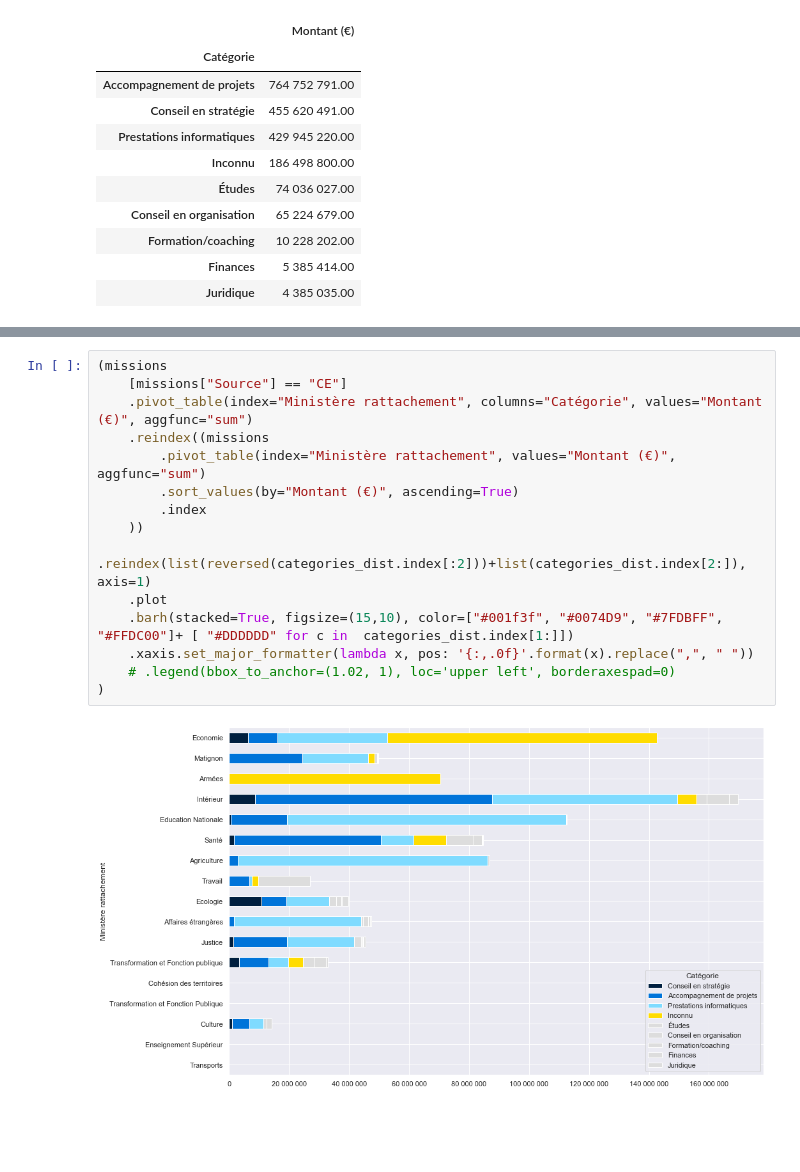
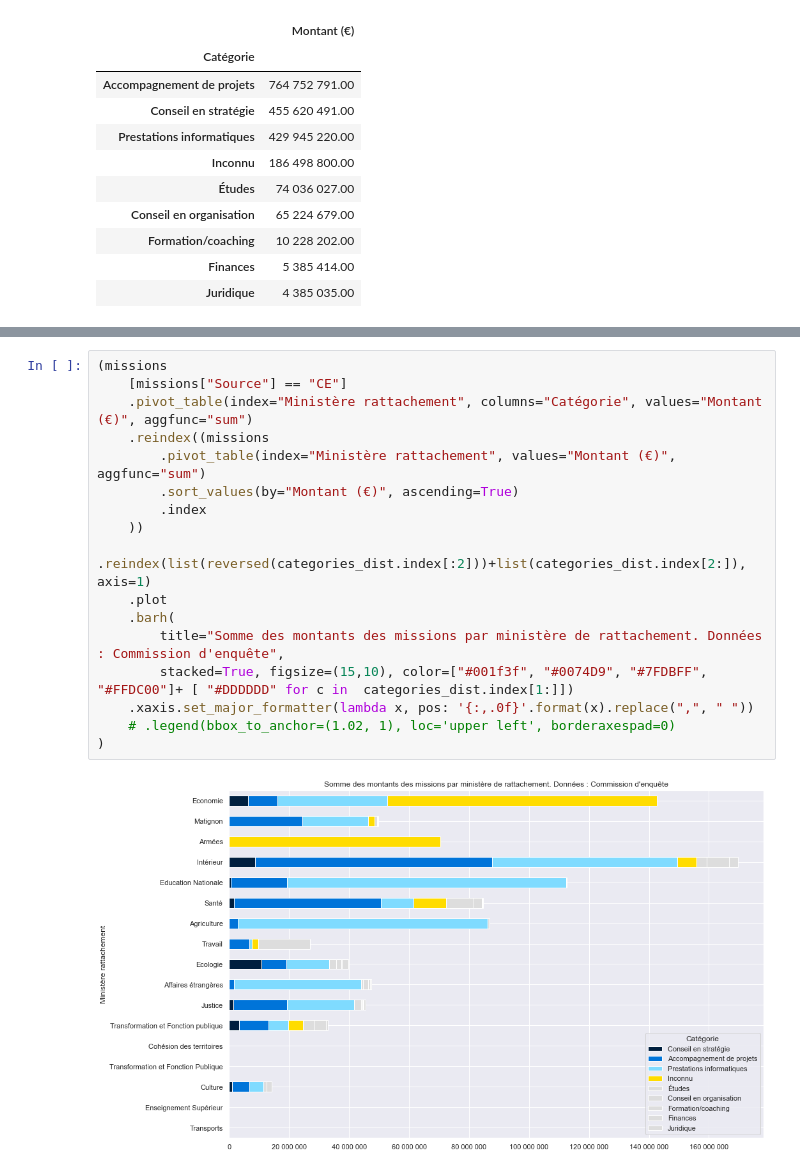
Before and after one commit to taniki/notebooks, a Jupyter notebook: sénat - cabinets de conseil/décodeurs.ipynb, the cells around one changed output, grey strips where cells are left out. Cells and saved outputs as stored; diff of their text form; blank space fills up the shorter version.

```diff
--- a/sénat - cabinets de conseil/décodeurs.ipynb
+++ b/sénat - cabinets de conseil/décodeurs.ipynb
@@ -349,17 +351,19 @@ categories_dist
-# %%
-(missions
-    [missions["Source"] == "CE"]
-    .pivot_table(index="Ministère rattachement", columns="Catégorie", values="Montant (€)", aggfunc="sum")
-    .reindex((missions
-        .pivot_table(index="Ministère rattachement", values="Montant (€)", aggfunc="sum")
-        .sort_values(by="Montant (€)", ascending=True)
-        .index
-    ))
-    .reindex(list(reversed(categories_dist.index[:2]))+list(categories_dist.index[2:]), axis=1)
-    .plot
-    .barh(stacked=True, figsize=(15,10), color=["#001f3f", "#0074D9", "#7FDBFF", "#FFDC00"]+ [ "#DDDDDD" for c in  categories_dist.index[1:]])
-    .xaxis.set_major_formatter(lambda x, pos: '{:,.0f}'.format(x).replace(",", " "))
-    # .legend(bbox_to_anchor=(1.02, 1), loc='upper left', borderaxespad=0)
-)
-# %% [output]
-[figure, removed]
+# %%
+(missions
+    [missions["Source"] == "CE"]
+    .pivot_table(index="Ministère rattachement", columns="Catégorie", values="Montant (€)", aggfunc="sum")
+    .reindex((missions
+        .pivot_table(index="Ministère rattachement", values="Montant (€)", aggfunc="sum")
+        .sort_values(by="Montant (€)", ascending=True)
+        .index
+    ))
+    .reindex(list(reversed(categories_dist.index[:2]))+list(categories_dist.index[2:]), axis=1)
+    .plot
+    .barh(
+        title="Somme des montants des missions par ministère de rattachement. Données : Commission d'enquête",
+        stacked=True, figsize=(15,10), color=["#001f3f", "#0074D9", "#7FDBFF", "#FFDC00"]+ [ "#DDDDDD" for c in  categories_dist.index[1:]])
+    .xaxis.set_major_formatter(lambda x, pos: '{:,.0f}'.format(x).replace(",", " "))
+    # .legend(bbox_to_anchor=(1.02, 1), loc='upper left', borderaxespad=0)
+)
+# %% [output]
+[figure, added]
```
Also changed, not shown: parts of 5 cells of this notebook.
